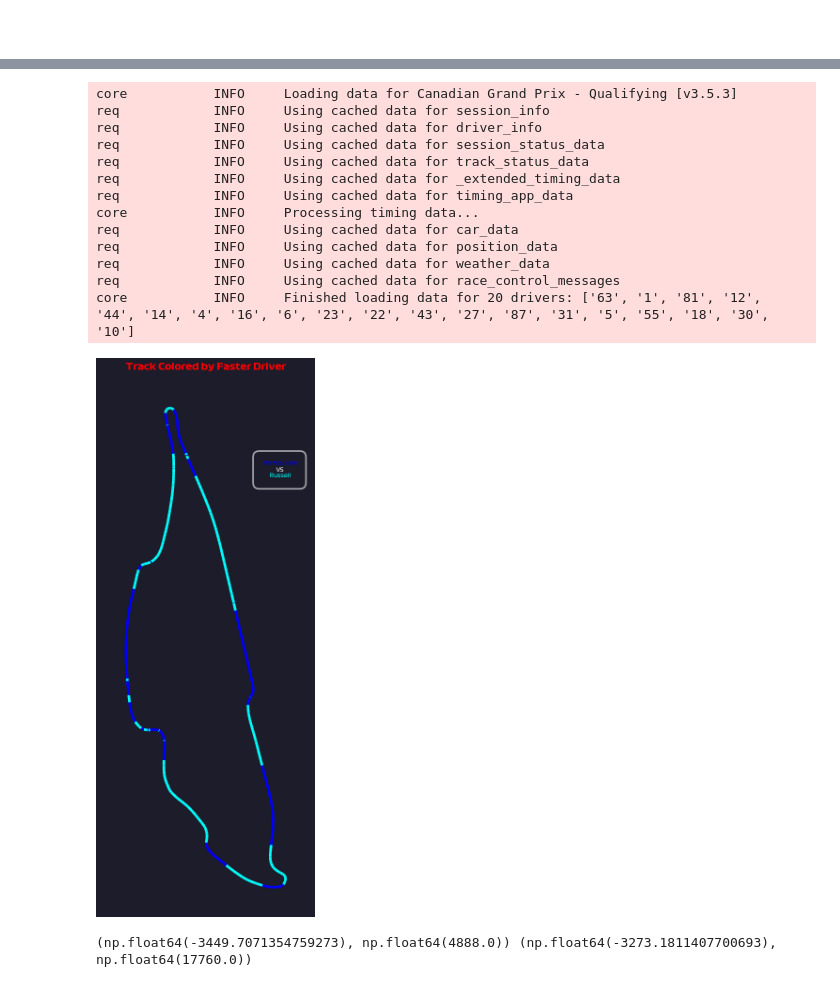
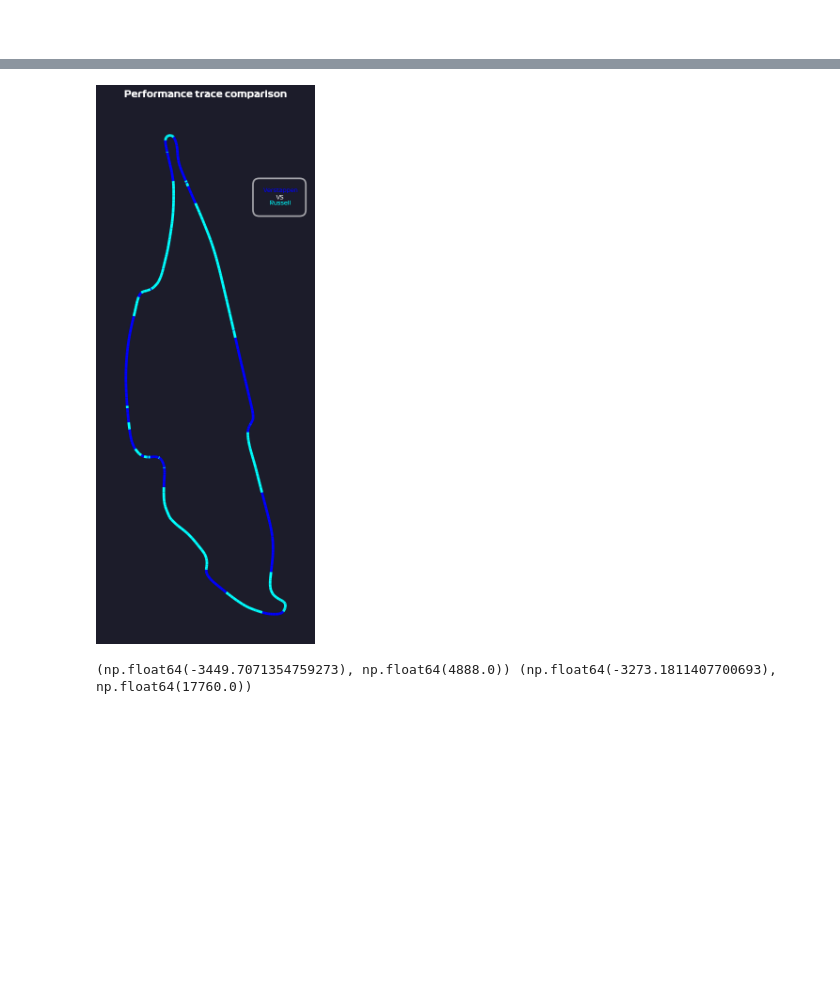
Before and after one commit to SumanGouda/MATPLOTLIB-MODULE, a Jupyter notebook: PROJECTS/F1 RACE ANALYSIS PROJECTS/F1 Candian GP 2025/NOTEBOOK/F1 Canadian GP 2025 .ipynb, the cells around one changed output, grey strips where cells are left out. Cells and saved outputs as stored; diff of their text form; code cells hidden in the pictures; blank space fills up the shorter version.

```diff
--- a/PROJECTS/F1 RACE ANALYSIS PROJECTS/F1 Candian GP 2025/NOTEBOOK/F1 Canadian GP 2025 .ipynb
+++ b/PROJECTS/F1 RACE ANALYSIS PROJECTS/F1 Candian GP 2025/NOTEBOOK/F1 Canadian GP 2025 .ipynb
@@ -449,20 +474,6 @@ Ignoring fixed x limits to fulfill fixed data aspect with adjustable data limits
 # %%
-import fastf1
-import numpy as np
-import matplotlib.pyplot as plt
-from matplotlib.collections import LineCollection
-import matplotlib.font_manager as fm
-import matplotlib.image as mpimg
-from matplotlib.offsetbox import OffsetImage, AnnotationBbox
-from matplotlib.patches import FancyBboxPatch
-
-# Getting Data from fastF1 module
-fastf1.Cache.enable_cache(r"D:\PYTON PROGRAMMING\PYTHON FILES\Data-Visualization-Using-Python\PROJECTS\F1 RACE ANALYSIS PROJECTS\F1 Candian GP 2025\cache")
-session = fastf1.get_session(2025, 'canada', 'Q')
-session.load()
-
-ver = session.laps.pick_driver('VER')   # Datframe contains qualifying data of Max Verstappen
-rus = session.laps.pick_driver('RUS')   # Dataframe contains qualifying data of George Russell
+ver = quali_session.laps.pick_driver('VER')   # Datframe contains qualifying data of Max Verstappen
+rus = quali_session.laps.pick_driver('RUS')   # Dataframe contains qualifying data of George Russell
 
 ver_fastest_lap = ver.pick_fastest()
 rus_fastest_lap = rus.pick_fastest()
@@ -503,15 +514,7 @@ ax.set_ylim(y.min() - 1000, y.max() + 1000)
 ax.set_aspect('equal')
 ax.axis("off")
 
-# Adding Font
-font_bold = fm.FontProperties(
-    fname=r"D:\PYTON PROGRAMMING\PYTHON FILES\Data-Visualization-Using-Python\PROJECTS\F1 RACE ANALYSIS PROJECTS\F1 Candian GP 2025\F1 Font\Formula1-Bold_web_0.ttf",
-    size = 12
-)
-font = fm.FontProperties(
-    fname=r"D:\PYTON PROGRAMMING\PYTHON FILES\Data-Visualization-Using-Python\PROJECTS\F1 RACE ANALYSIS PROJECTS\F1 Candian GP 2025\F1 Font\Formula1-Regular_web_0.ttf",
-    size = 12
-)
+# Adding Text
 ax.text(
     3000 , 14500,
     "Verstappen",
@@ -531,46 +534,33 @@ ax.text(
     "Russell",
     color = 'cyan',
     fontproperties=font,
     fontsize=8
 )
 # Drawing Box Around Driver Name
 box_x = 2850      # Adjust to fit your text layout
 box_y = 13800
 box_width = 1600   # Increase if text overlaps
 box_height = 1000
 
 # Draw the bounding box
 box = FancyBboxPatch(
     (box_x, box_y),
     box_width,
     box_height,
     boxstyle="round,pad=250",
     linewidth=2.5,
     edgecolor='white',
     facecolor='#1C1C2A',
     alpha=0.6
 )
 
 ax.add_patch(box)
-ax.set_title("Track Colored by Faster Driver",color='red',fontproperties=font_bold, pad=20, fontsize=14)
+ax.set_title("Performance trace comparison", color="#FFFFFF", fontproperties=font_bold, pad=20, fontsize=14)
 
 plt.tight_layout()
 plt.show()
 
 print(ax.get_xlim(), ax.get_ylim())  # Check bounds
 # %% [output]
+[figure, new version]
-core           INFO     Loading data for Canadian Grand Prix - Qualifying [v3.5.3]
-req            INFO     Using cached data for session_info
-req            INFO     Using cached data for driver_info
-req            INFO     Using cached data for session_status_data
-req            INFO     Using cached data for track_status_data
-req            INFO     Using cached data for _extended_timing_data
-req            INFO     Using cached data for timing_app_data
-core           INFO     Processing timing data...
-req            INFO     Using cached data for car_data
-req            INFO     Using cached data for position_data
-req            INFO     Using cached data for weather_data
-req            INFO     Using cached data for race_control_messages
-core           INFO     Finished loading data for 20 drivers: ['63', '1', '81', '12', '44', '14', '4', '16', '6', '23', '22', '43', '27', '87', '31', '5', '55', '18', '30', '10']
+(np.float64(-3449.7071354759273), np.float64(4888.0)) (np.float64(-3273.1811407700693), np.float64(17760.0))
-[figure, old version]
-(np.float64(-3449.7071354759273), np.float64(4888.0)) (np.float64(-3273.1811407700693), np.float64(17760.0))
```
Also changed, not shown: parts of 13 cells of this notebook, 6 other files.
